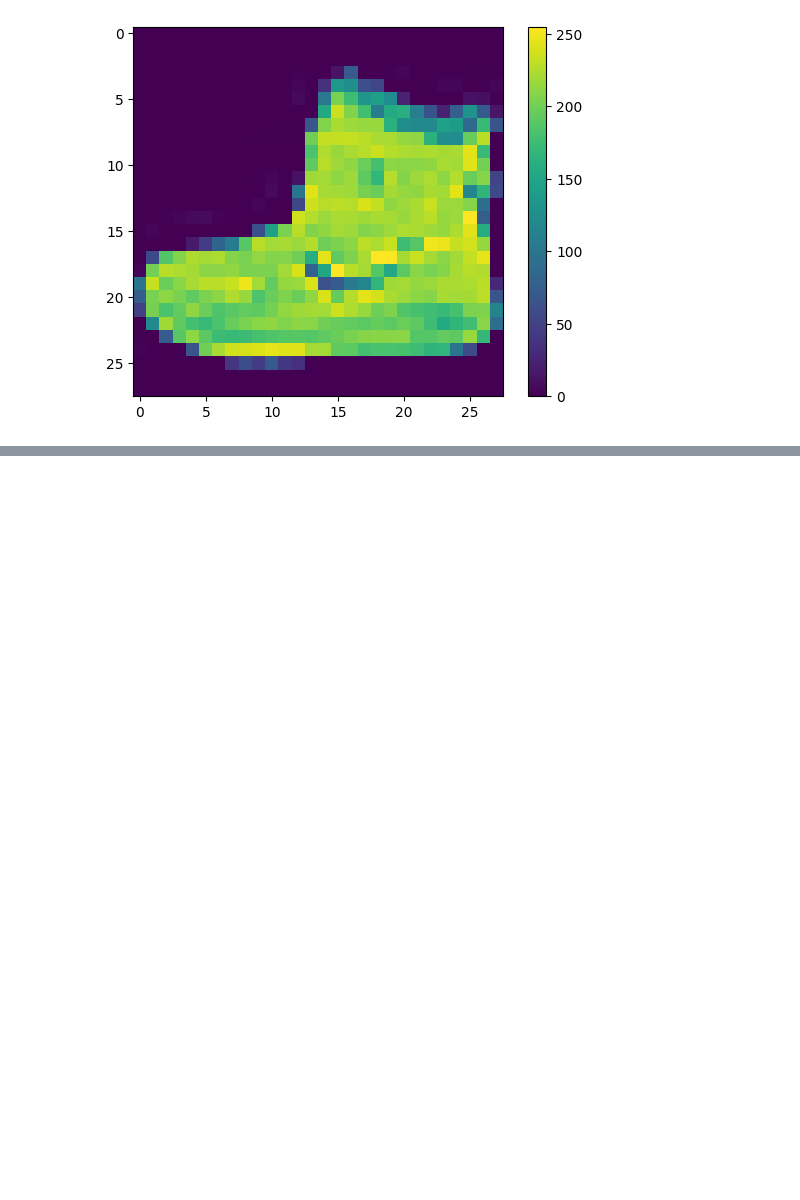
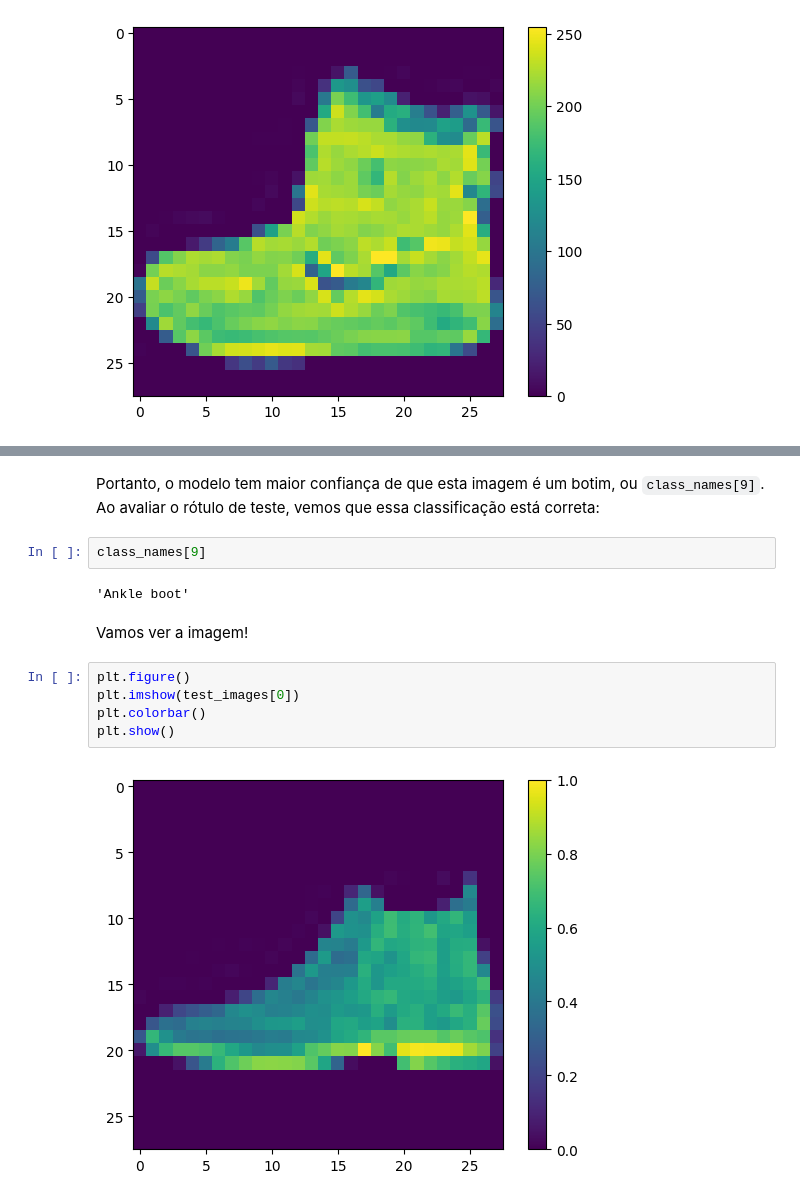
Before and after one commit to saulosgil/tensorflow, a Jupyter notebook: nocoes_basicas_keras/Lab1_NN.ipynb, the cells around one changed output, grey strips where cells are left out. Drawn from its saved outputs; the diff is of its cells as text; blank space fills up the shorter version.

```diff
--- a/nocoes_basicas_keras/Lab1_NN.ipynb
+++ b/nocoes_basicas_keras/Lab1_NN.ipynb
@@ -210,0 +446,15 @@ plt.show()
+# %% [markdown]
+Portanto, o modelo tem maior confiança de que esta imagem é um botim, ou `class_names[9]`. Ao avaliar o rótulo de teste, vemos que essa classificação está correta:
+# %%
+class_names[9]
+# %% [output]
+'Ankle boot'
+# %% [markdown]
+Vamos ver a imagem!
+# %%
+plt.figure()
+plt.imshow(test_images[0])
+plt.colorbar()
+plt.show()
+# %% [output]
+[figure, added]
```
Also changed, not shown: parts of 52 cells of this notebook.
